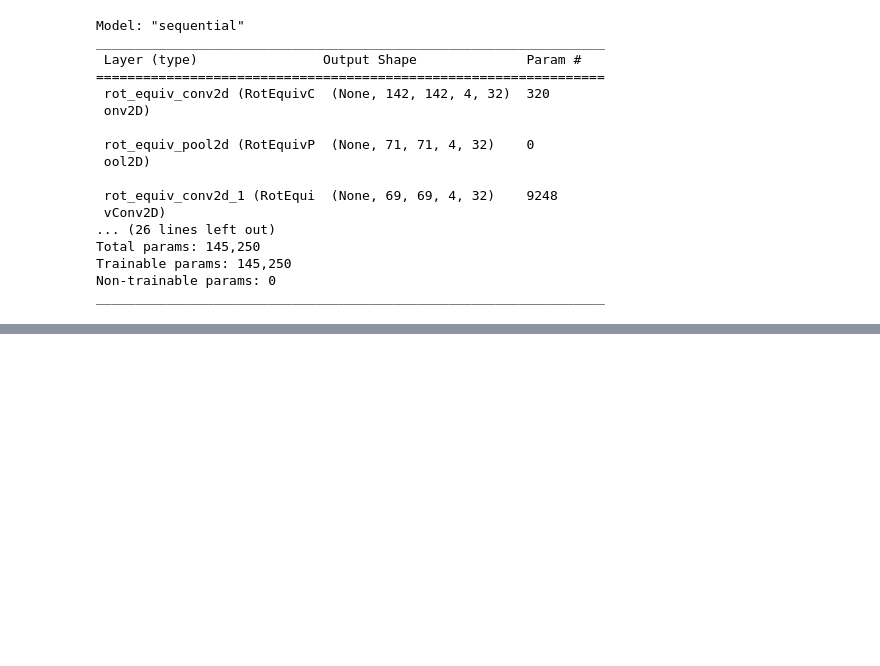
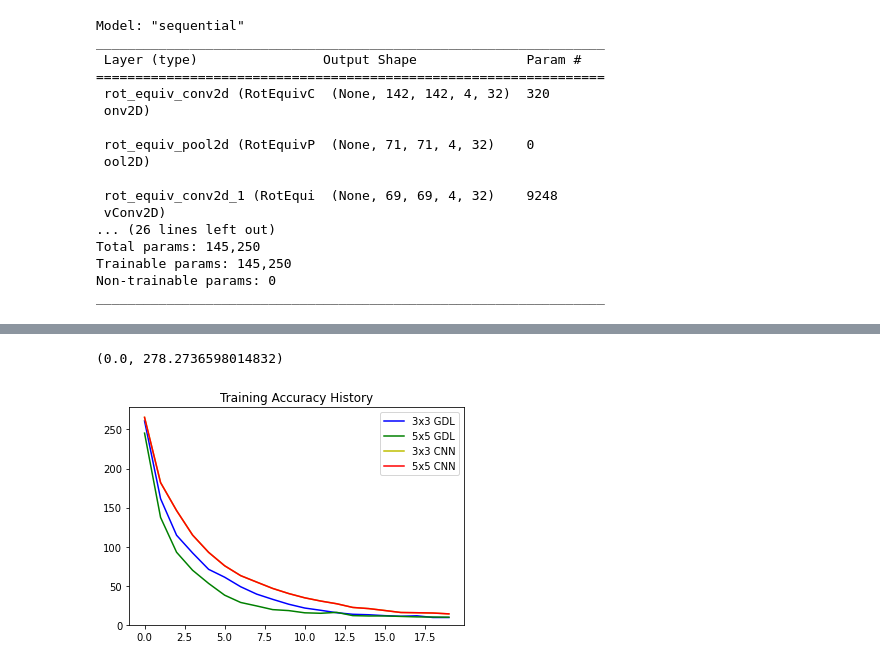
Before and after one commit to zyjux/gdl-storm-mode, a Jupyter notebook: notebooks/rot_inv_CNN_3v5_filters.ipynb, the cells around one changed output, grey strips where cells are left out. Drawn from its saved outputs; the diff is of its cells as text; code cells hidden in the pictures; blank space fills up the shorter version.

```diff
--- a/notebooks/rot_inv_CNN_3v5_filters.ipynb
+++ b/notebooks/rot_inv_CNN_3v5_filters.ipynb
@@ -282,10 +413,13 @@ ax.set_ylim(bottom=0)
 # %%
-a = plt.plot(gdl3_history.history['mse'], 'b', label='3x3 GDL')
-b = plt.plot(gdl5_history.history['mse'], 'g', label='5x5 GDL')
-c = plt.plot(cnn3_history.history['mse'], 'o', label='3x3 CNN')
-d = plt.plot(cnn3_history.history['mse'], 'r', label='5x5 CNN')
+a = plt.plot(gdl3_history.history['loss'], 'b', label='3x3 GDL')
+b = plt.plot(gdl5_history.history['loss'], 'g', label='5x5 GDL')
+c = plt.plot(cnn3_history.history['loss'], 'y', label='3x3 CNN')
+d = plt.plot(cnn3_history.history['loss'], 'r', label='5x5 CNN')
 plt.legend()
 plt.title("Training Accuracy History")
 ax = plt.gca()
 ax.set_ylim(bottom=0)
+# %% [output]
+(0.0, 278.2736598014832)
+[figure, added]
 # %%
```
Also changed, not shown: parts of 15 cells of this notebook.
